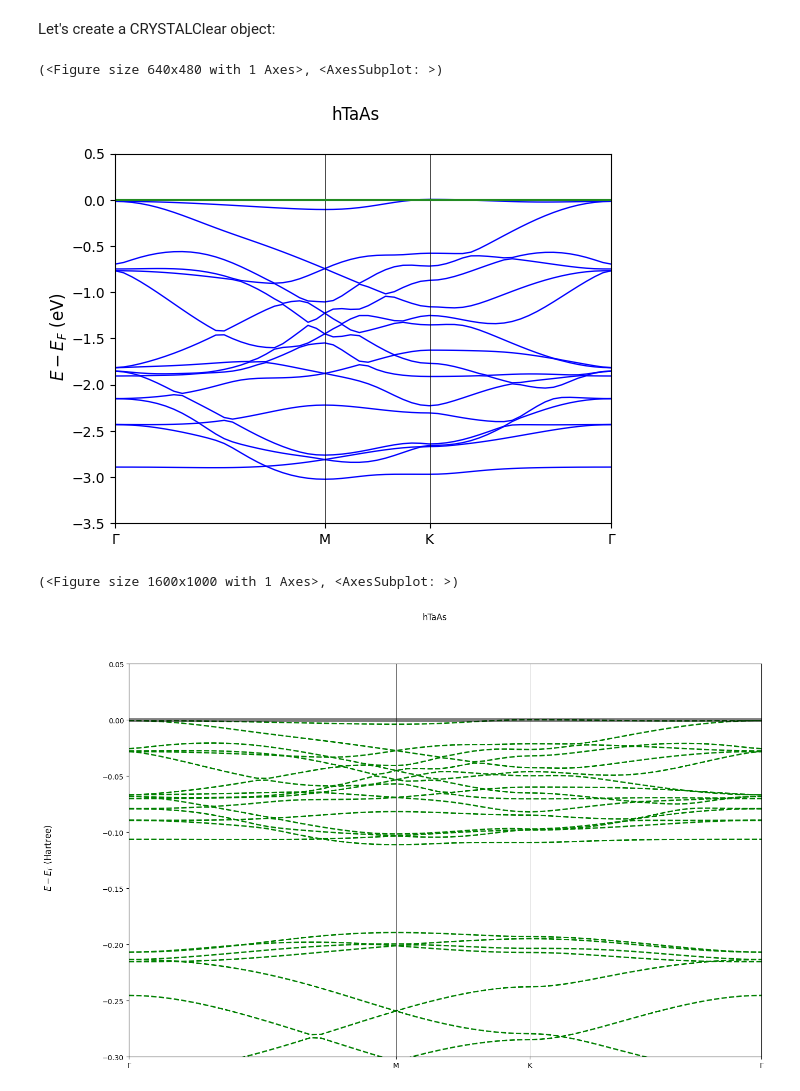
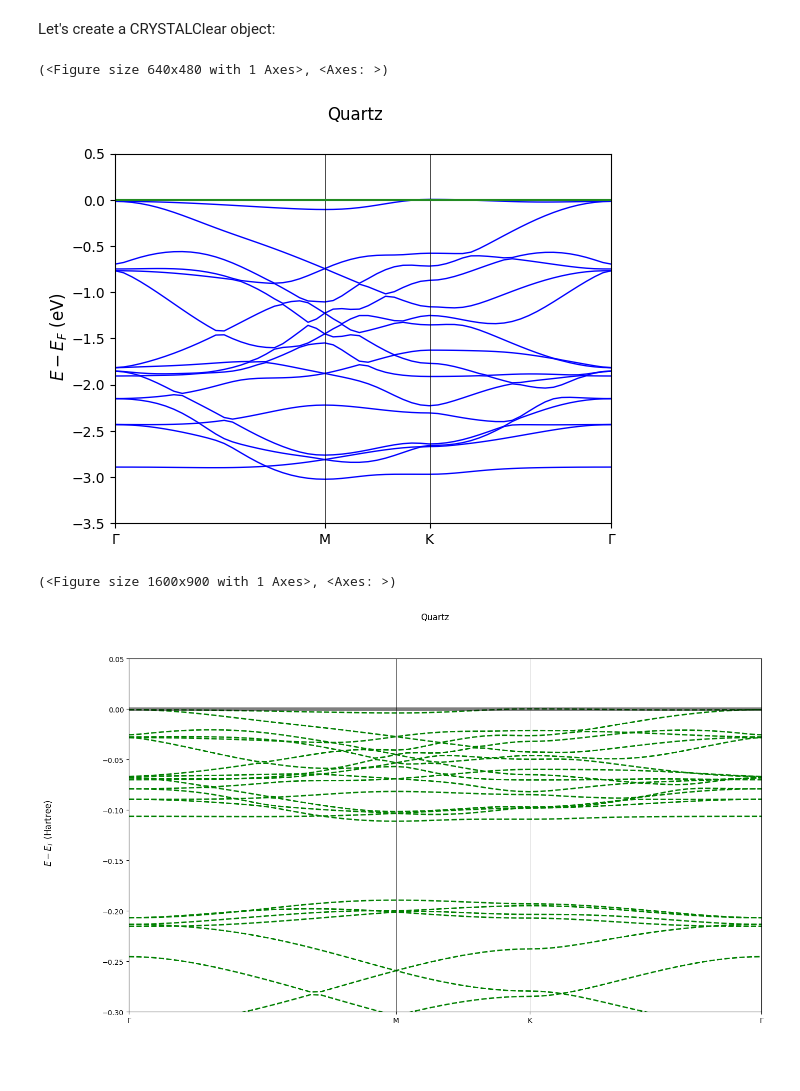
Before and after one commit to crystaldevs/MSSC2024, a Jupyter notebook: Advanced/Day1/CRYSTALClear_intro.ipynb, the cells around one changed output. Cells and saved outputs as stored; diff of their text form; code cells hidden in the pictures; blank space fills up the shorter version.

```diff
--- a/Advanced/Day1/CRYSTALClear_intro.ipynb
+++ b/Advanced/Day1/CRYSTALClear_intro.ipynb
@@ -28,13 +28,13 @@ path = '../../Data/sio2_test_dat.BAND'
 Let's create a CRYSTALClear object:
 # %%
 data = Properties_output().read_electron_band(path)
-CCplt.plot_electron_band(data, energy_range=[-3.5, 0.5], k_labels=['Gamma', 'M', 'K', 'Gamma'], title='hTaAs')
+CCplt.plot_electron_band(data, energy_range=[-3.5, 0.5], k_labels=['Gamma', 'M', 'K', 'Gamma'], title='Quartz')
 # %% [output]
-(<Figure size 640x480 with 1 Axes>, <AxesSubplot: >)
+(<Figure size 640x480 with 1 Axes>, <Axes: >)
-[figure, old version]
+[figure, new version]
 # %%
 CCplt.plot_electron_band(data, unit='Hartree', energy_range=[-0.3, 0.05], k_labels=['Gamma', 'M', 'K', 'Gamma'],
-                         title='hTaAs', linestl='--',linewidth=2, figsize=(16,10), color='green', fermi='black', fermiwidth=5, fermialpha=0.5)
+                         title='Quartz', linestl='--',linewidth=2, figsize=(16,9), color='green', fermi='black', fermiwidth=5, fermialpha=0.5)
 # %% [output]
-(<Figure size 1600x1000 with 1 Axes>, <AxesSubplot: >)
+(<Figure size 1600x900 with 1 Axes>, <Axes: >)
-[figure, old version]
+[figure, new version]
```
